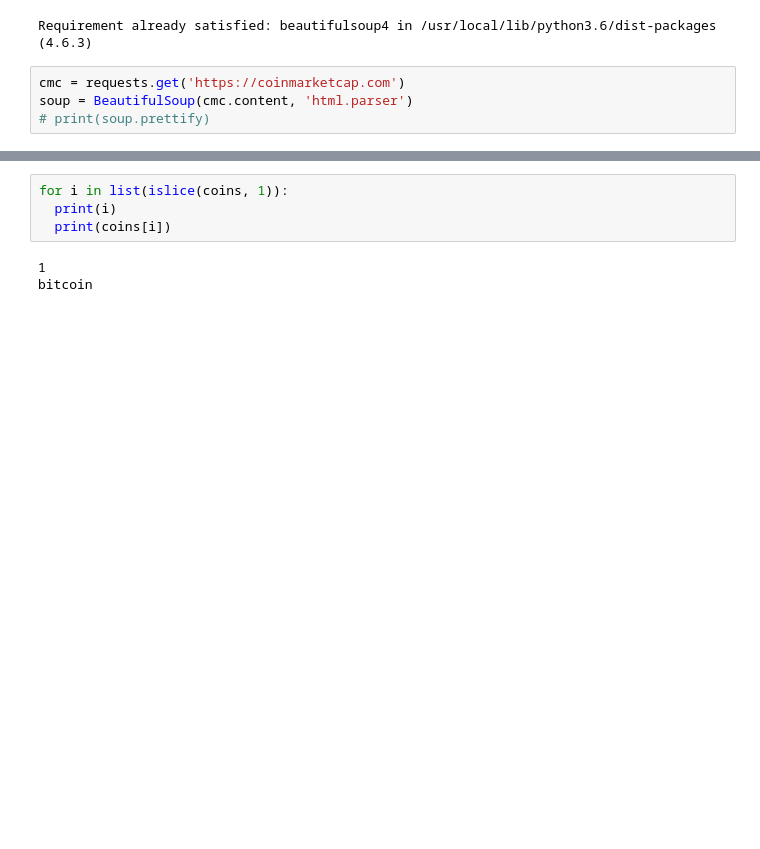
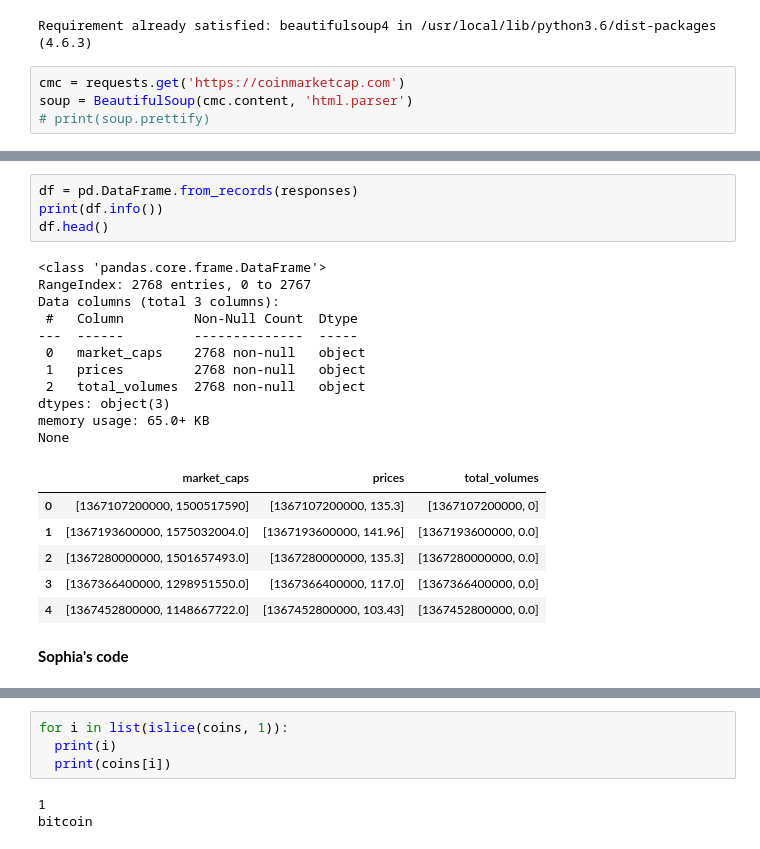
Before and after one commit to SophiaHe/coinmarketcap, a Jupyter notebook: coinmarketcap.ipynb, the cells around one changed output, grey strips where cells are left out. Saved outputs shown, nothing was run; the diff lists cells and outputs as text; blank space fills up the shorter version.

```diff
--- a/coinmarketcap.ipynb
+++ b/coinmarketcap.ipynb
@@ -348,2 +760,26 @@ dict_keys(['1', '1027', '825', '52', '1831', '1839', '1975', '6636', '2010', '2'
+# %%
+df = pd.DataFrame.from_records(responses)
+print(df.info())
+df.head()
+# %% [output]
+<class 'pandas.core.frame.DataFrame'>
+RangeIndex: 2768 entries, 0 to 2767
+Data columns (total 3 columns):
+ #   Column         Non-Null Count  Dtype
+---  ------         --------------  -----
+ 0   market_caps    2768 non-null   object
+ 1   prices         2768 non-null   object
+ 2   total_volumes  2768 non-null   object
+dtypes: object(3)
+memory usage: 65.0+ KB
+None
+|  | market_caps | prices | total_volumes |
+| 0 | [1367107200000, 1500517590] | [1367107200000, 135.3] | [1367107200000, 0] |
+| 1 | [1367193600000, 1575032004.0] | [1367193600000, 141.96] | [1367193600000, 0.0] |
+| 2 | [1367280000000, 1501657493.0] | [1367280000000, 135.3] | [1367280000000, 0.0] |
+| 3 | [1367366400000, 1298951550.0] | [1367366400000, 117.0] | [1367366400000, 0.0] |
+| 4 | [1367452800000, 1148667722.0] | [1367452800000, 103.43] | [1367452800000, 0.0] |
+# %% [markdown]
+**Sophia's code**
 # %%
 from datetime import datetime,timedelta
```
Also changed, not shown: parts of 24 cells of this notebook.
